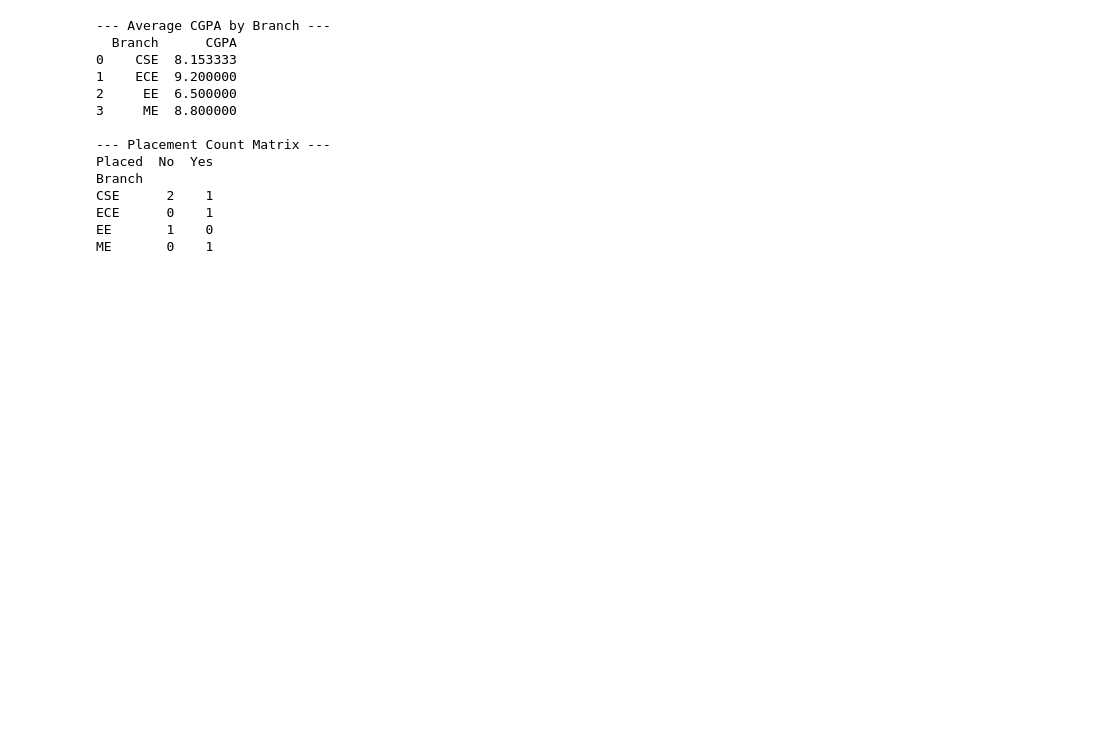
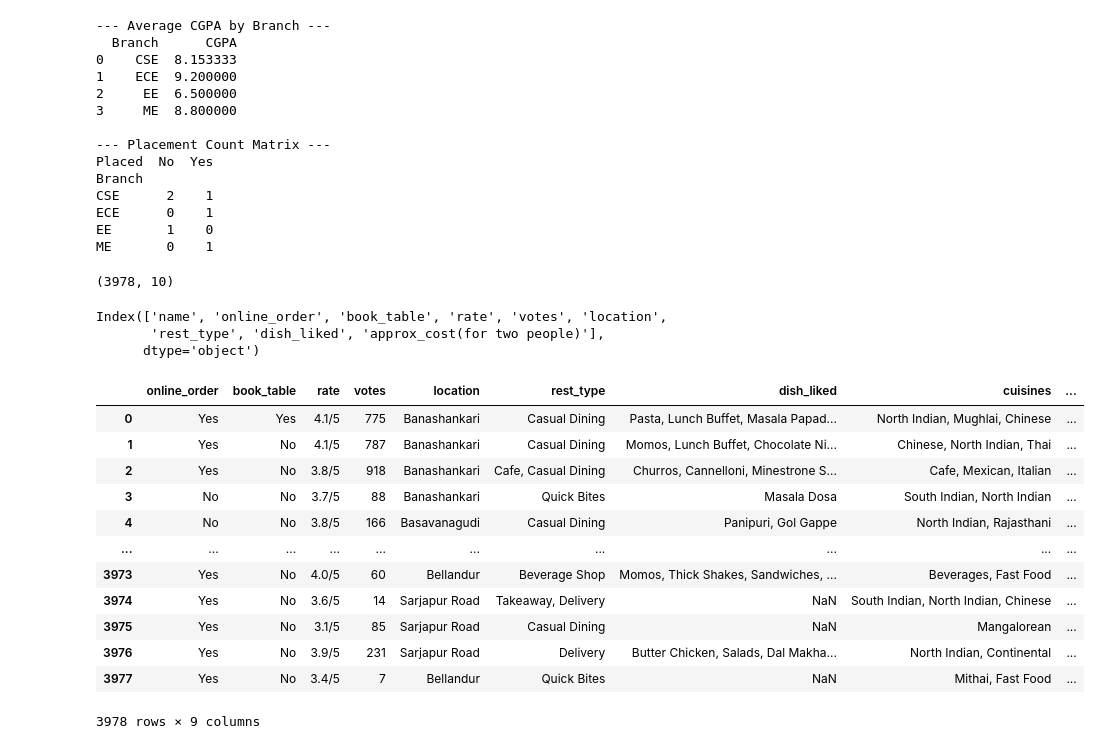
Before and after one commit to shwetashukla44/internship3, a Jupyter notebook: Welcome_To_Colab.ipynb, the cells around one changed output. Saved outputs shown, nothing was run; the diff lists cells and outputs as text; code cells hidden in the pictures; blank space fills up the shorter version.

```diff
--- a/Welcome_To_Colab.ipynb
+++ b/Welcome_To_Colab.ipynb
@@ -685,3 +686,36 @@ CSE      2    1
 ECE      0    1
 EE       1    0
 ME       0    1
+# %%
+df.shape
+# %% [output]
+(3978, 10)
+# %%
+# to return column names
+df.columns
+# %% [output]
+Index(['name', 'online_order', 'book_table', 'rate', 'votes', 'location',
+       'rest_type', 'dish_liked', 'approx_cost(for two people)'],
+      dtype='object')
+# %%
+# to remove columns permanently
+df.drop(columns=['address','phone','reviews_list','listed_in(type)','listed_in(city)','menu_item'], inplace=True)
+# %%
+df.drop(columns=['cuisines'],inplace=True)
+# %%
+# returns dataset by removing 'name' columns temporarily
+df.drop(columns=['name'],inplace=False)
+# %% [output]
+|  | online_order | book_table | rate | votes | location | rest_type | dish_liked | cuisines | ... |
+| 0 | Yes | Yes | 4.1/5 | 775 | Banashankari | Casual Dining | Pasta, Lunch Buffet, Masala Papad... | North Indian, Mughlai, Chinese | ... |
+| 1 | Yes | No | 4.1/5 | 787 | Banashankari | Casual Dining | Momos, Lunch Buffet, Chocolate Ni... | Chinese, North Indian, Thai | ... |
+| 2 | Yes | No | 3.8/5 | 918 | Banashankari | Cafe, Casual Dining | Churros, Cannelloni, Minestrone S... | Cafe, Mexican, Italian | ... |
+| 3 | No | No | 3.7/5 | 88 | Banashankari | Quick Bites | Masala Dosa | South Indian, North Indian | ... |
+| 4 | No | No | 3.8/5 | 166 | Basavanagudi | Casual Dining | Panipuri, Gol Gappe | North Indian, Rajasthani | ... |
+| ... | ... | ... | ... | ... | ... | ... | ... | ... | ... |
+| 3973 | Yes | No | 4.0/5 | 60 | Bellandur | Beverage Shop | Momos, Thick Shakes, Sandwiches, ... | Beverages, Fast Food | ... |
+| 3974 | Yes | No | 3.6/5 | 14 | Sarjapur Road | Takeaway, Delivery | NaN | South Indian, North Indian, Chinese | ... |
+| 3975 | Yes | No | 3.1/5 | 85 | Sarjapur Road | Casual Dining | NaN | Mangalorean | ... |
+| 3976 | Yes | No | 3.9/5 | 231 | Sarjapur Road | Delivery | Butter Chicken, Salads, Dal Makha... | North Indian, Continental | ... |
+| 3977 | Yes | No | 3.4/5 | 7 | Bellandur | Quick Bites | NaN | Mithai, Fast Food | ... |
+3978 rows × 9 columns
```
Also changed, not shown: parts of 1 cell of this notebook.
